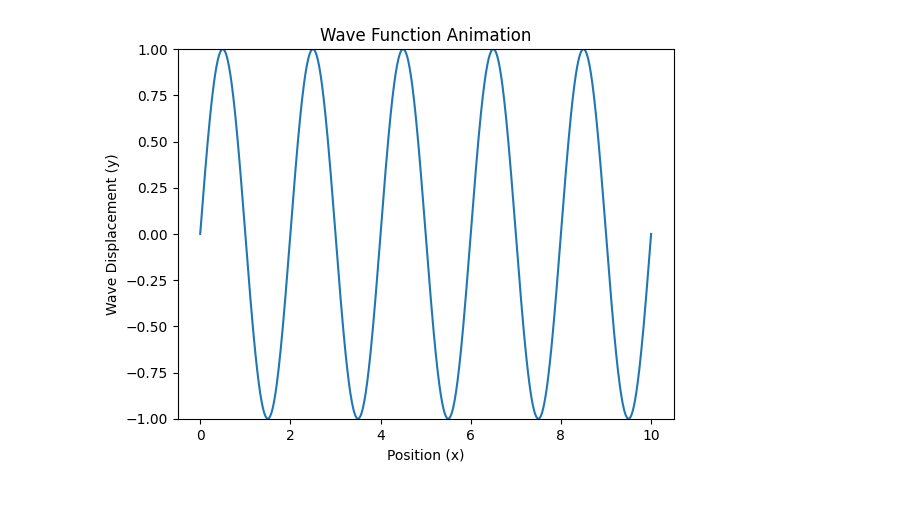
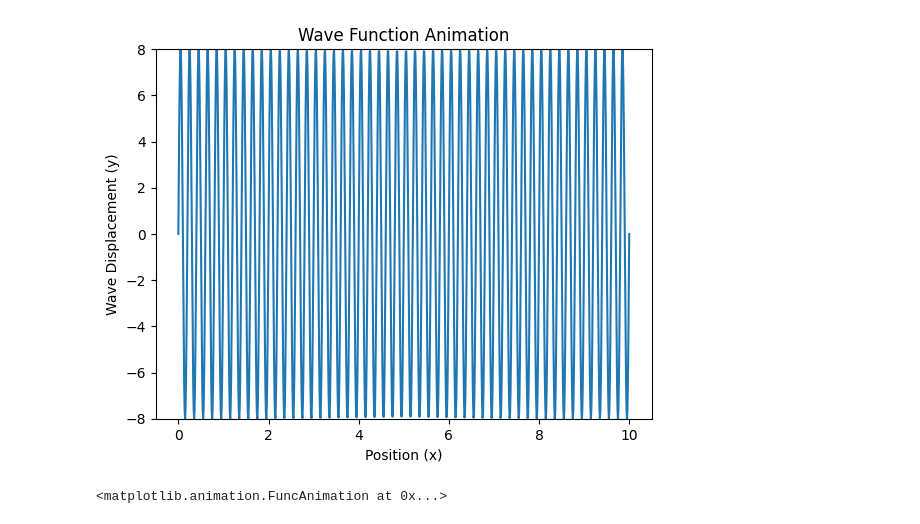
Before and after one commit to Al-Ashir-Intisar/quantum-computing, a Jupyter notebook: Wave_Function.ipynb, the cells around one changed output. Cells and saved outputs as stored; diff of their text form; code cells hidden in the pictures.

```diff
--- a/Wave_Function.ipynb
+++ b/Wave_Function.ipynb
@@ -8,39 +8,43 @@ import matplotlib.pyplot as plt
 import matplotlib.animation as animation
 
 # Parameters for the wave
-A = 1.0  # Amplitude
-lambda_ = 2.0  # Wavelength
-f = 1.0  # Frequency
+A = 8.0  # Amplitude
+lambda_ = .2  # Wavelength
+f = .5  # Frequency
 phi = 0.0  # Phase
 
 # Derived parameters
 k = 2 * np.pi / lambda_
 omega = 2 * np.pi * f
 
 # Time and position arrays
 x = np.linspace(0, 10, 1000)
 t = np.linspace(0, 2, 500)
 
 # Create a figure and axis for the animation
 fig, ax = plt.subplots()
 line, = ax.plot(x, np.zeros_like(x))
 
 # Function to update the frame
 def update(frame):
     y = A * np.sin(k * x - omega * frame + phi)
     line.set_ydata(y)
     return line,
 
 # Create the animation
 ani = animation.FuncAnimation(fig, update, frames=np.linspace(0, 2, 500), blit=True, interval=20)
 
 # Set plot parameters
 ax.set_ylim(-A, A)
 ax.set_xlabel('Position (x)')
 ax.set_ylabel('Wave Displacement (y)')
 ax.set_title('Wave Function Animation')
 
 # Display the animation
 plt.show()
 # %% [output]
-[figure, old version]
+[figure, new version]
+# %%
+animation.FuncAnimation(fig, update, frames=np.linspace(0, 2, 500), blit=True, interval=20)
+# %% [output]
+<matplotlib.animation.FuncAnimation at 0x...>
```
Also changed, not shown: 5 other files.
